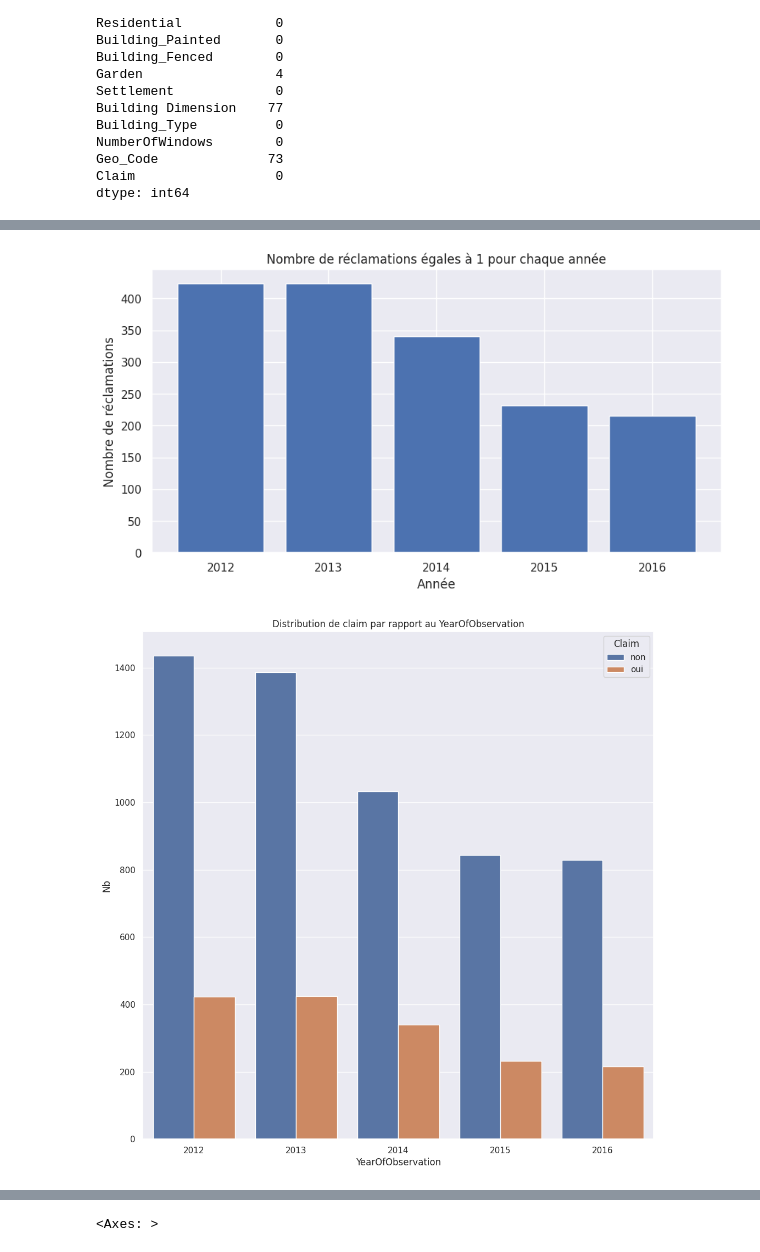
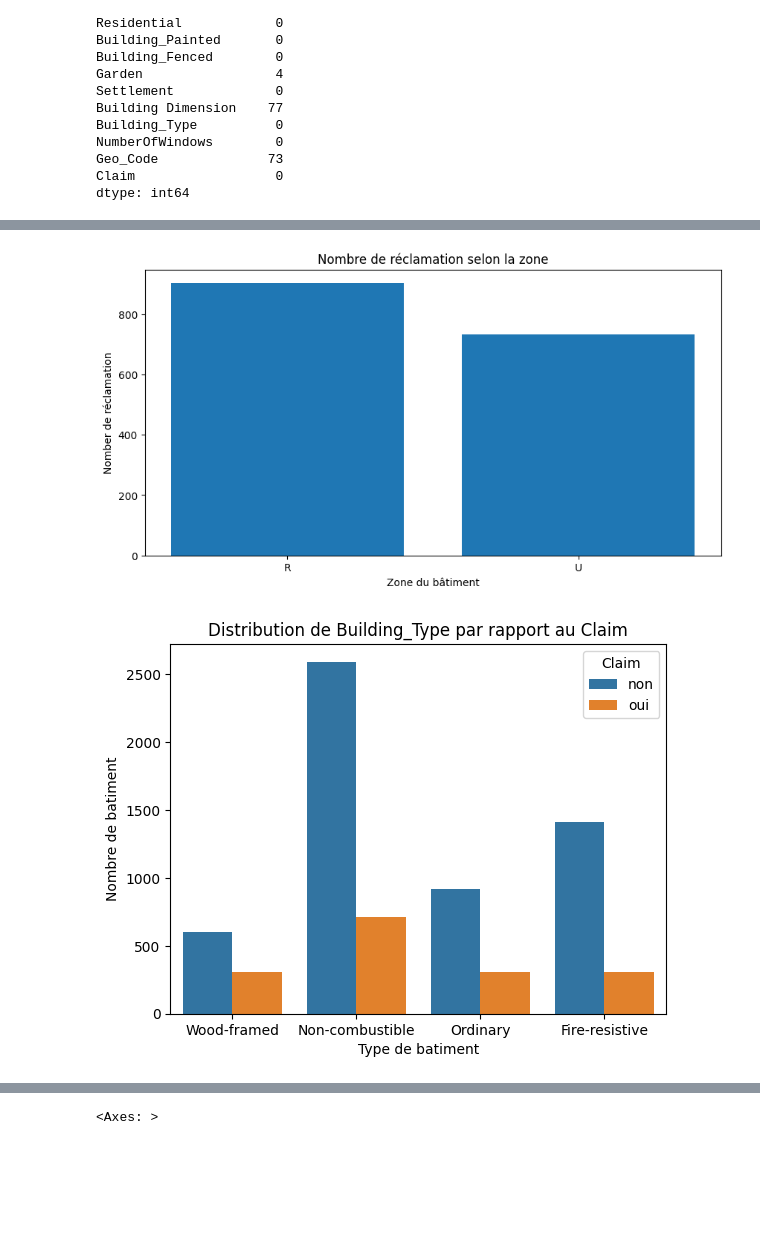
Before and after one commit to asma-ben-massoud/projet-ML, a Jupyter notebook: ProjetML_IDS4 (1).ipynb, the cells around one changed output, grey strips where cells are left out. Saved outputs shown, nothing was run; the diff lists cells and outputs as text; code cells hidden in the pictures; blank space fills up the shorter version.

```diff
--- a/ProjetML_IDS4 (1).ipynb
+++ b/ProjetML_IDS4 (1).ipynb
@@ -134,0 +141,12 @@ test_data['Building Dimension'] = test_data['Building Dimension'].where(test_dat
+# %%
+# Count the number of occurrences of each category
+geo_code_counts = train_data['Geo_Code'].value_counts()
+
+# Determine the most frequent category
+most_frequent_geo_code = geo_code_counts.index[0]
+
+# Replace missing values with the most frequent category
+train_data['Geo_Code'].fillna(most_frequent_geo_code, inplace=True)
+# %%
+# Replace missing values with "O" (because whenever "Settlement" =="R" => "Garden"=="O")
+train_data['Garden'].fillna("O", inplace=True)
@@ -134,0 +170,20 @@ test_data['Building Dimension'] = test_data['Building Dimension'].where(test_dat
+# %%
+# Calculate the mean of the "Building Dimension" column
+mean_building_dim_U = test_data[test_data["Settlement"]=="U"]['Building Dimension'].mean()
+mean_building_dim_R = test_data[test_data["Settlement"]=="R"]['Building Dimension'].mean()
+
+# Replace missing values with the mean value
+test_data.loc[(test_data['Settlement'] == 'U') & (pd.isna(test_data['Building Dimension'])), 'Building Dimension'] = mean_building_dim_U
+test_data.loc[(test_data['Settlement'] == 'R') & (pd.isna(test_data['Building Dimension'])), 'Building Dimension'] = mean_building_dim_R
+
+# Count the number of occurrences of each category of "Geo_Code"
+geo_code_counts = test_data['Geo_Code'].value_counts()
+
+# Determine the most frequent category
+most_frequent_geo_code = geo_code_counts.index[0]
+
+# Replace missing values with the most frequent category
+test_data['Geo_Code'].fillna(most_frequent_geo_code, inplace=True)
+
+# Replace missing values with "O" (because whenever "Settlement" =="R" => "Garden"=="O")
+test_data['Garden'].fillna("O", inplace=True)
@@ -135,2 +207,3 @@ test_data['Building Dimension'] = test_data['Building Dimension'].where(test_dat
 # %%
-data=pd.concat([train_data,test_data]).sort_values(by=['Customer Id'])
+data=pd.concat([train_data,test_data]).sort_values(by=['YearOfObservation'])
+data.head()
@@ -145,25 +241,28 @@ sns.countplot(x='Claim', data=data)
 # %%
+# Créer un sous-ensemble contenant seulement les demandes de claim= oui
+claims = data[data['Claim']=='oui']
 
-# Créer un sous-dataframe ne contenant que les observations où Claim == 1
-claims_df = data[data['Claim'] == "oui"]
+# Compter le nombre de demandes de sinistre pour chaque type d'appartement
+claim_counts = claims['Settlement'].value_counts()
 
-# Compter le nombre de réclamations pour chaque année
-counts = claims_df['YearOfObservation'].value_counts()
+fig = plt.figure(figsize=(10, 5))
+# Créer un graphe en barres
+plt.bar(claim_counts.index, claim_counts.values)
 
-# Afficher un histogramme du nombre de réclamations pour chaque année
-fig = plt.figure(figsize=(10, 5))
-plt.bar(counts.index, counts.values)
-plt.xlabel('Année')
-plt.ylabel('Nombre de réclamations')
-plt.title('Nombre de réclamations égales à 1 pour chaque année')
+# Ajouter des labels pour l'axe x et l'axe y, et un titre
+plt.xlabel('Zone du bâtiment')
+plt.ylabel('Nomber de réclamation')
+plt.title('Nombre de réclamation selon la zone')
+
+# Afficher le graphe
 plt.show()
 # %% [output]
-[figure, old version]
+[figure, new version]
 # %%
-sns.countplot(x='YearOfObservation', hue='Claim', data=data)
-plt.title('Distribution de claim par rapport au YearOfObservation')
-plt.xlabel('YearOfObservation')
-plt.ylabel('Nb')
+sns.countplot(x='Building_Type', hue='Claim', data=data)
+plt.title('Distribution de Building_Type par rapport au Claim')
+plt.xlabel('Type de batiment')
+plt.ylabel('Nombre de batiment')
 plt.show()
 # %% [output]
-[figure, old version]
+[figure, new version]
```
Also changed, not shown: parts of 77 cells of this notebook.
